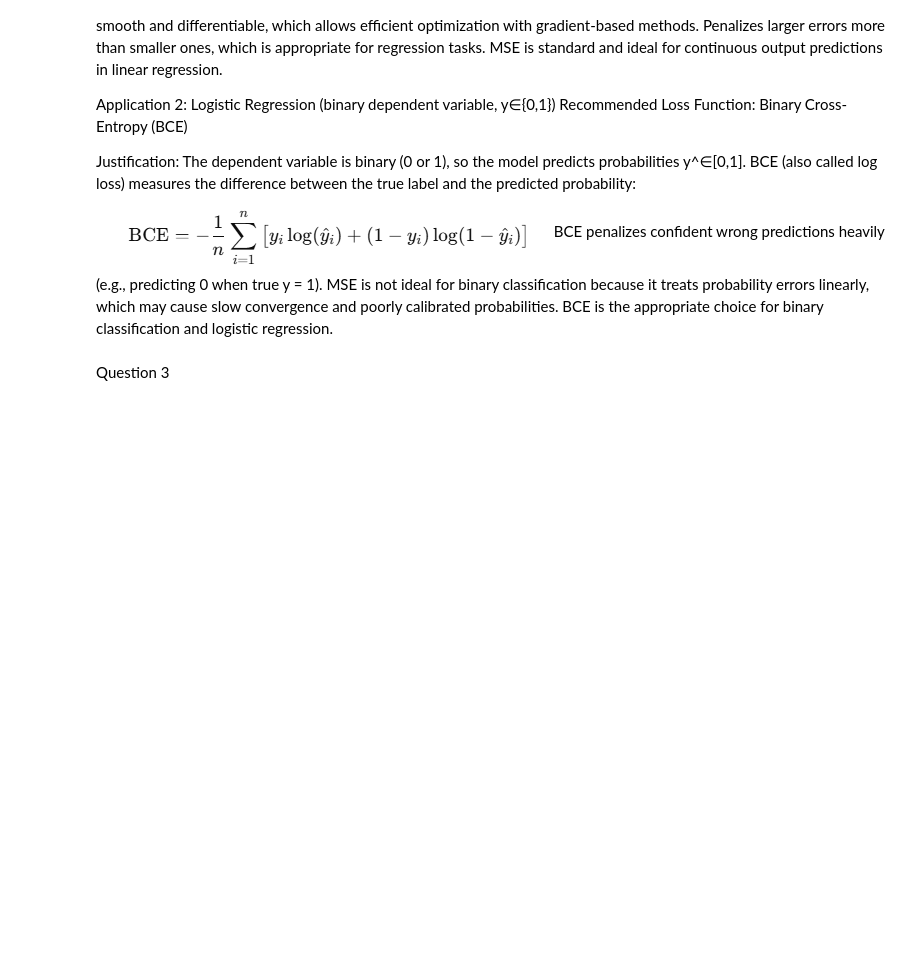
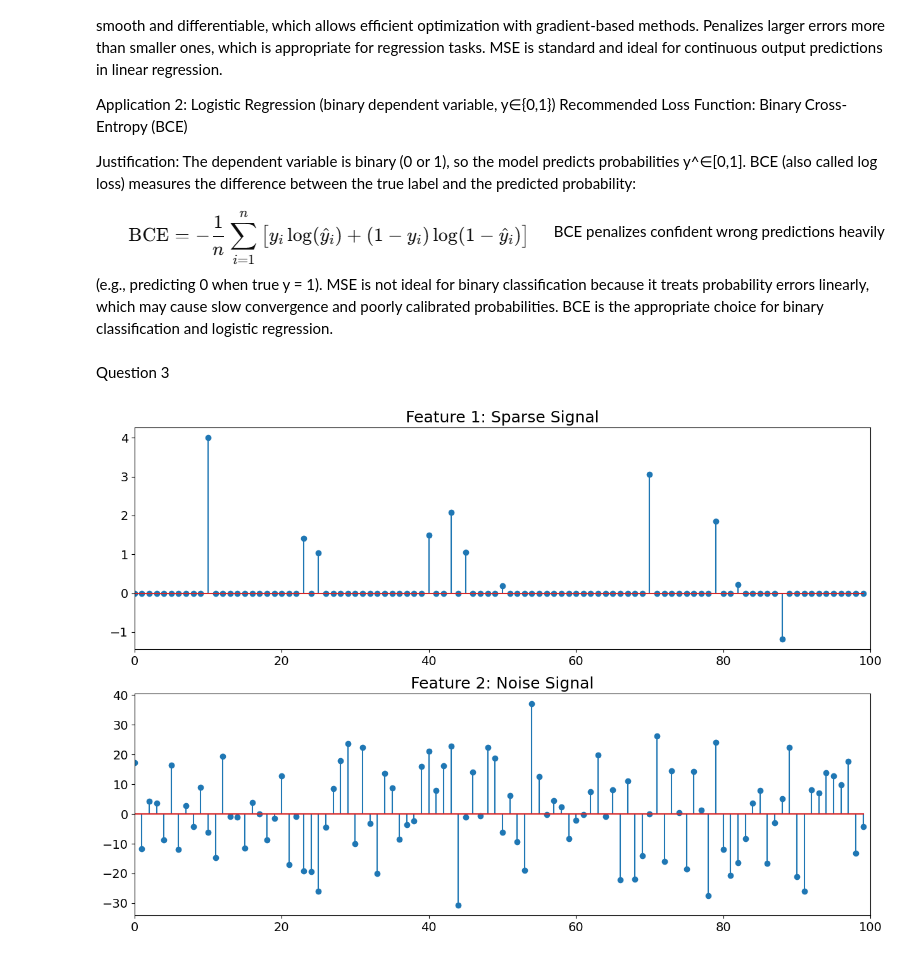
Before and after one commit to LahiruMJ11/Learning-from-data-and-related-challenges-and-linear-models-for-regression, a Jupyter notebook: Assignment1.ipynb, the cells around one changed output. Drawn from its saved outputs; the diff is of its cells as text; code cells hidden in the pictures; blank space fills up the shorter version.

```diff
--- a/Assignment1.ipynb
+++ b/Assignment1.ipynb
@@ -305,3 +305,84 @@ MSE is not ideal for binary classification because it treats probability errors
 BCE is the appropriate choice for binary classification and logistic regression.
 # %% [markdown]
 Question 3
+# %%
+import numpy as np
+import matplotlib.pyplot as plt
+from sklearn.preprocessing import StandardScaler, MinMaxScaler, MaxAbsScaler
+
+
+# Generate features
+
+def generate_signal(signal_length, num_nonzero):
+    signal = np.zeros(signal_length)
+    nonzero_indices = np.random.choice(signal_length, num_nonzero, replace=False)
+    nonzero_values = 10 * np.random.randn(num_nonzero)
+    signal[nonzero_indices] = nonzero_values
+    return signal
+
+signal_length = 100
+num_nonzero = 10
+your_index_no = 285  #220285X
+
+sparse_signal = generate_signal(signal_length, num_nonzero)
+sparse_signal[10] = (your_index_no % 10) * 2 + 10
+if your_index_no % 10 == 0:
+    sparse_signal[10] = np.random.randn(1) + 30
+sparse_signal = sparse_signal / 5
+
+epsilon = np.random.normal(0, 15, signal_length)
+
+
+# Plot original features
+
+plt.figure(figsize=(15, 10))
+plt.subplot(2,1,1)
+plt.stem(sparse_signal)
+plt.title("Feature 1: Sparse Signal", fontsize=18)
+plt.xlim(0, signal_length)
+plt.xticks(fontsize=14)
+plt.yticks(fontsize=14)
+
+plt.subplot(2,1,2)
+plt.stem(epsilon)
+plt.title("Feature 2: Noise Signal", fontsize=18)
+plt.xlim(0, signal_length)
+plt.xticks(fontsize=14)
+plt.yticks(fontsize=14)
+plt.show()
+
+
+# Scaling
+
+scalers = {
+    'Standard': StandardScaler(),
+    'Min-Max': MinMaxScaler(),
+    'Max-Abs': MaxAbsScaler()
+}
+
+feature1_scaled = {}
+feature2_scaled = {}
+
+for name, scaler in scalers.items():
+    feature1_scaled[name] = scaler.fit_transform(sparse_signal.reshape(-1,1)).flatten()
+    feature2_scaled[name] = scaler.fit_transform(epsilon.reshape(-1,1)).flatten()
+
+
+# Plot scaled features
+
+plt.figure(figsize=(15,10))
+
+for i, (name, scaled) in enumerate(feature1_scaled.items(), 1):
+    plt.subplot(3,2,2*i-1)
+    plt.stem(scaled)
+    plt.title(f"Feature 1 - {name} Scaled", fontsize=14)
+
+for i, (name, scaled) in enumerate(feature2_scaled.items(), 1):
+    plt.subplot(3,2,2*i)
+    plt.stem(scaled)
+    plt.title(f"Feature 2 - {name} Scaled", fontsize=14)
+
+plt.tight_layout()
+plt.show()
+# %% [output]
+[figure, added]
```
Also changed, not shown: parts of 1 cell of this notebook.
